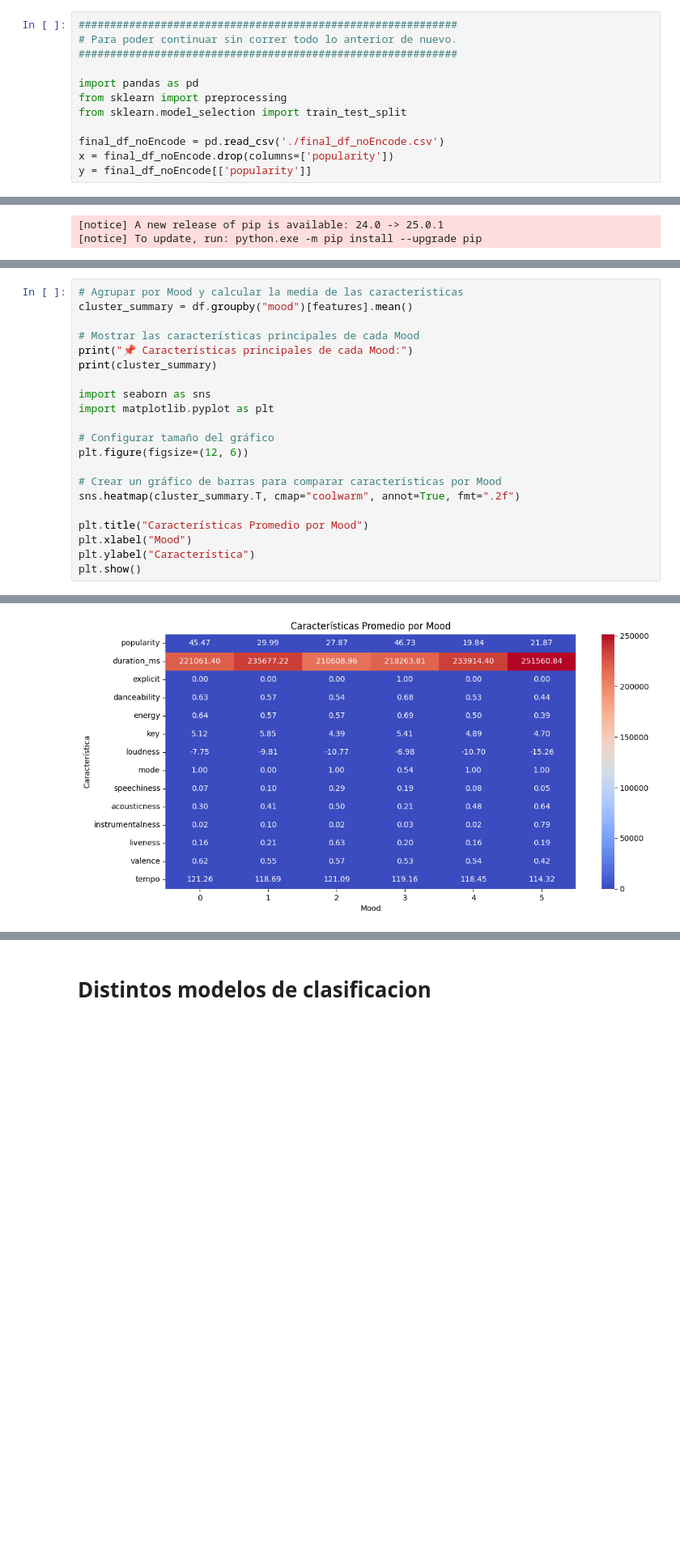
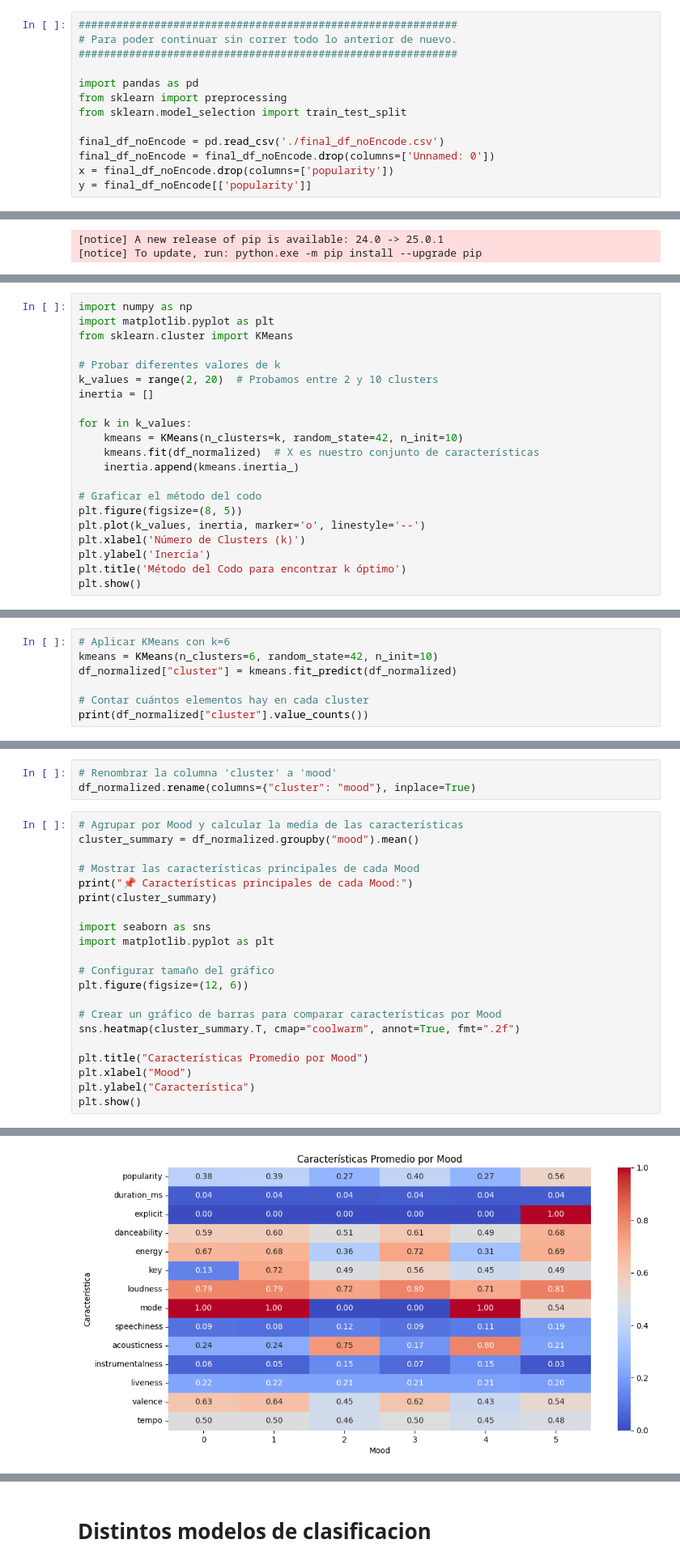
Before and after one commit to algond123/ProyectoFinal_BDML14, a Jupyter notebook: Proyecto_final2.ipynb, the cells around one changed output, grey strips where cells are left out. Shown at 81% size. Cells and saved outputs as stored; diff of their text form; blank space fills up the shorter version.

Commit message:
Normalizacion de todas las columnas para volver a hacer clustering

```diff
--- a/Proyecto_final2.ipynb
+++ b/Proyecto_final2.ipynb
@@ -320,6 +320,7 @@ from sklearn import preprocessing
 from sklearn.model_selection import train_test_split
 
 final_df_noEncode = pd.read_csv('./final_df_noEncode.csv')
+final_df_noEncode = final_df_noEncode.drop(columns=['Unnamed: 0'])
 x = final_df_noEncode.drop(columns=['popularity'])
 y = final_df_noEncode[['popularity']]
 # %%
@@ -651,0 +506,21 @@ plt.show()
+# %%
+import numpy as np
+import matplotlib.pyplot as plt
+from sklearn.cluster import KMeans
+
+# Probar diferentes valores de k
+k_values = range(2, 20)  # Probamos entre 2 y 10 clusters
+inertia = []
+
+for k in k_values:
+    kmeans = KMeans(n_clusters=k, random_state=42, n_init=10)
+    kmeans.fit(df_normalized)  # X es nuestro conjunto de características
+    inertia.append(kmeans.inertia_)
+
+# Graficar el método del codo
+plt.figure(figsize=(8, 5))
+plt.plot(k_values, inertia, marker='o', linestyle='--')
+plt.xlabel('Número de Clusters (k)')
+plt.ylabel('Inercia')
+plt.title('Método del Codo para encontrar k óptimo')
+plt.show()
@@ -651,0 +532,7 @@ plt.show()
+# %%
+# Aplicar KMeans con k=6
+kmeans = KMeans(n_clusters=6, random_state=42, n_init=10)
+df_normalized["cluster"] = kmeans.fit_predict(df_normalized)
+
+# Contar cuántos elementos hay en cada cluster
+print(df_normalized["cluster"].value_counts())
@@ -652,6 +548,9 @@ plt.show()
+# %%
+# Renombrar la columna 'cluster' a 'mood'
+df_normalized.rename(columns={"cluster": "mood"}, inplace=True)
 # %%
 # Agrupar por Mood y calcular la media de las características
-cluster_summary = df.groupby("mood")[features].mean()
+cluster_summary = df_normalized.groupby("mood").mean()
 
 # Mostrar las características principales de cada Mood
 print("📌 Características principales de cada Mood:")
@@ -691,4 +590,4 @@ mood
-[figure, old version]
+[figure, new version]
 # %%
 ## Guardar la division
 cluster_summary.to_csv('./cluster_summary.csv')
```
Also changed, not shown: parts of 34 cells of this notebook.
